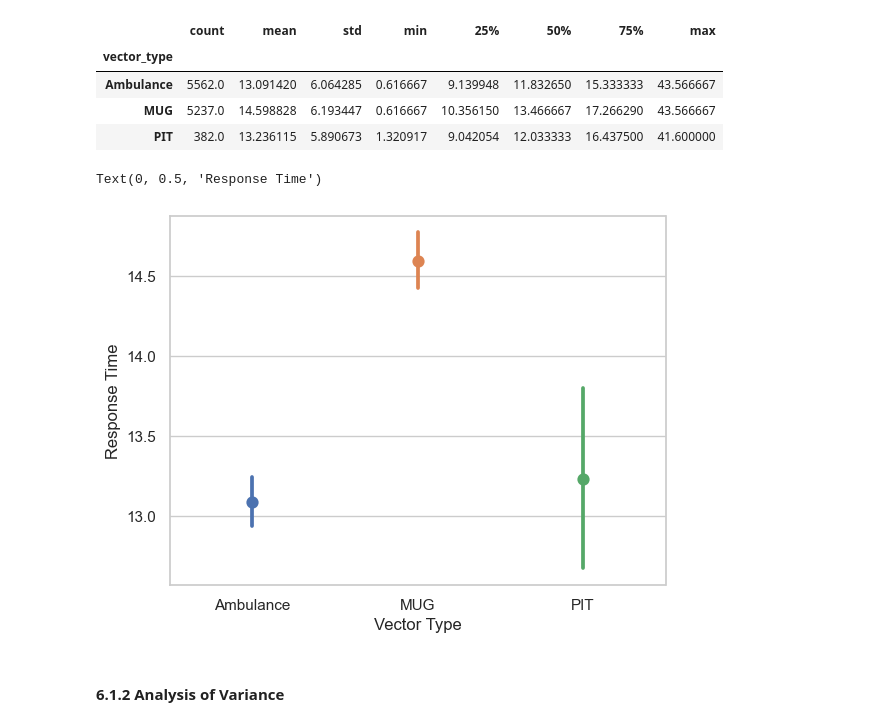
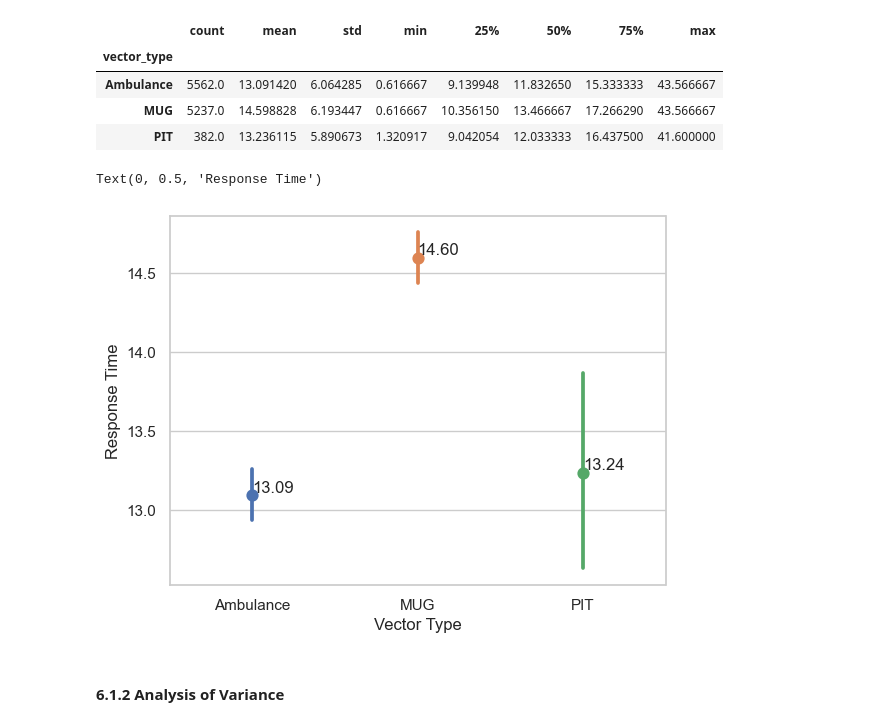
Before and after one commit to JeroenGuillierme/Project-MDA, a Jupyter notebook: 3. Response Time Analysis.ipynb, the cells around one changed output. Saved outputs shown, nothing was run; the diff lists cells and outputs as text; code cells hidden in the pictures.

```diff
--- a/3. Response Time Analysis.ipynb
+++ b/3. Response Time Analysis.ipynb
@@ -375,12 +375,21 @@ rta_anova_vt.groupby('vector_type')['response_time'].describe()
 | MUG | 5237.0 | 14.598828 | 6.193447 | 0.616667 | 10.356150 | 13.466667 | 17.266290 | 43.566667 |
 | PIT | 382.0 | 13.236115 | 5.890673 | 1.320917 | 9.042054 | 12.033333 | 16.437500 | 41.600000 |
 # %%
+sns.set(style='whitegrid')
 sns.pointplot(x='vector_type', y = 'response_time', data = rta_anova_vt, hue='vector_type') # errorbars: 95% confidence interval
+
+# Calculate means
+means = rta_anova_vt.groupby('vector_type')['response_time'].mean()
+
+# Annotate the means next to the points
+for i, mean in enumerate(means):
+    plt.text(i, mean, f'{mean:.2f}', ha='left', va='bottom')
+
 plt.xlabel('Vector Type')
 plt.ylabel('Response Time')
 # %% [output]
 Text(0, 0.5, 'Response Time')
-[figure, old version]
+[figure, new version]
 # %% [markdown]
 #### 6.1.2 Analysis of Variance
 # %%
```
Also changed, not shown: parts of 6 cells of this notebook, 1 other file.
